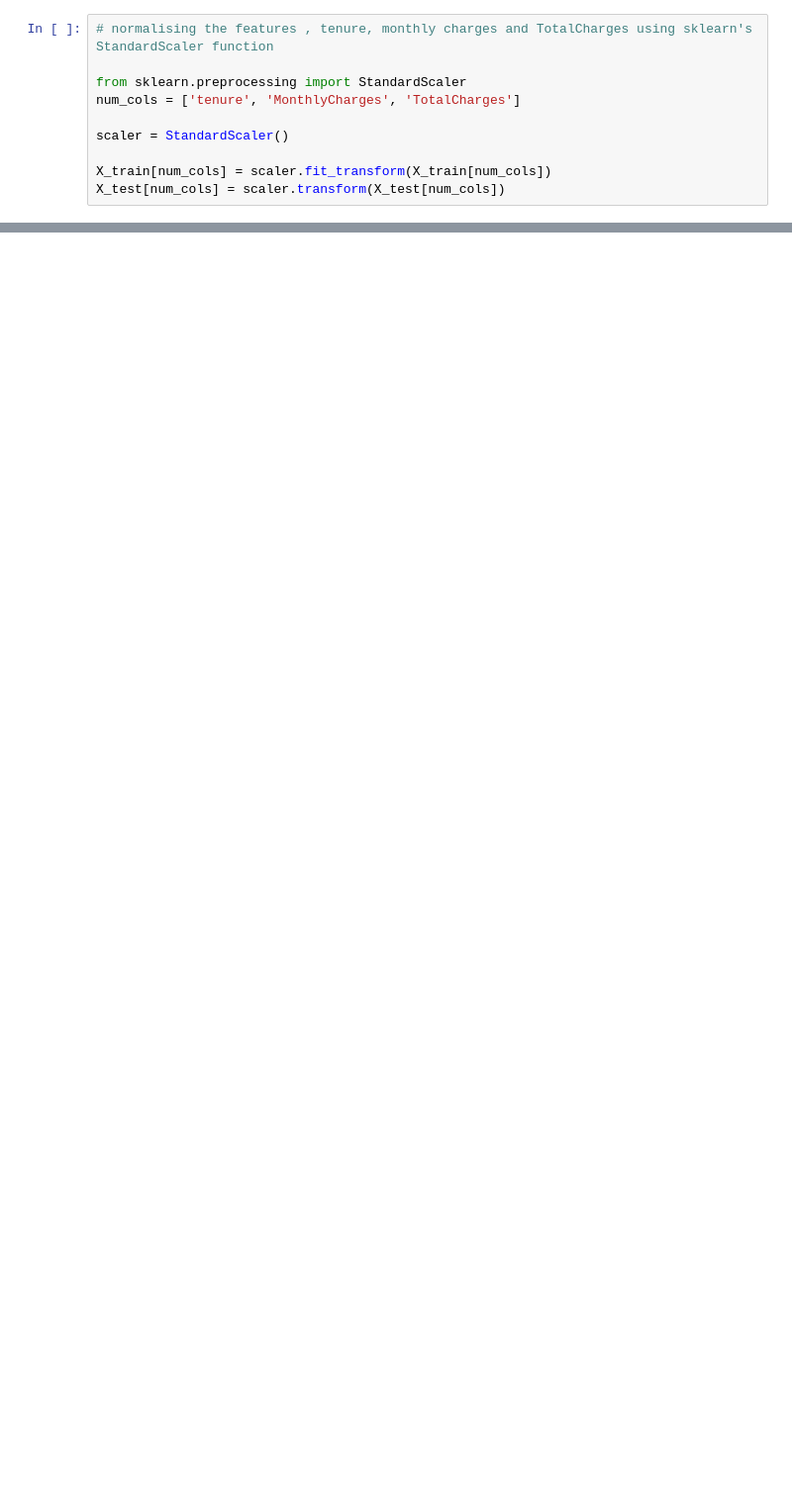
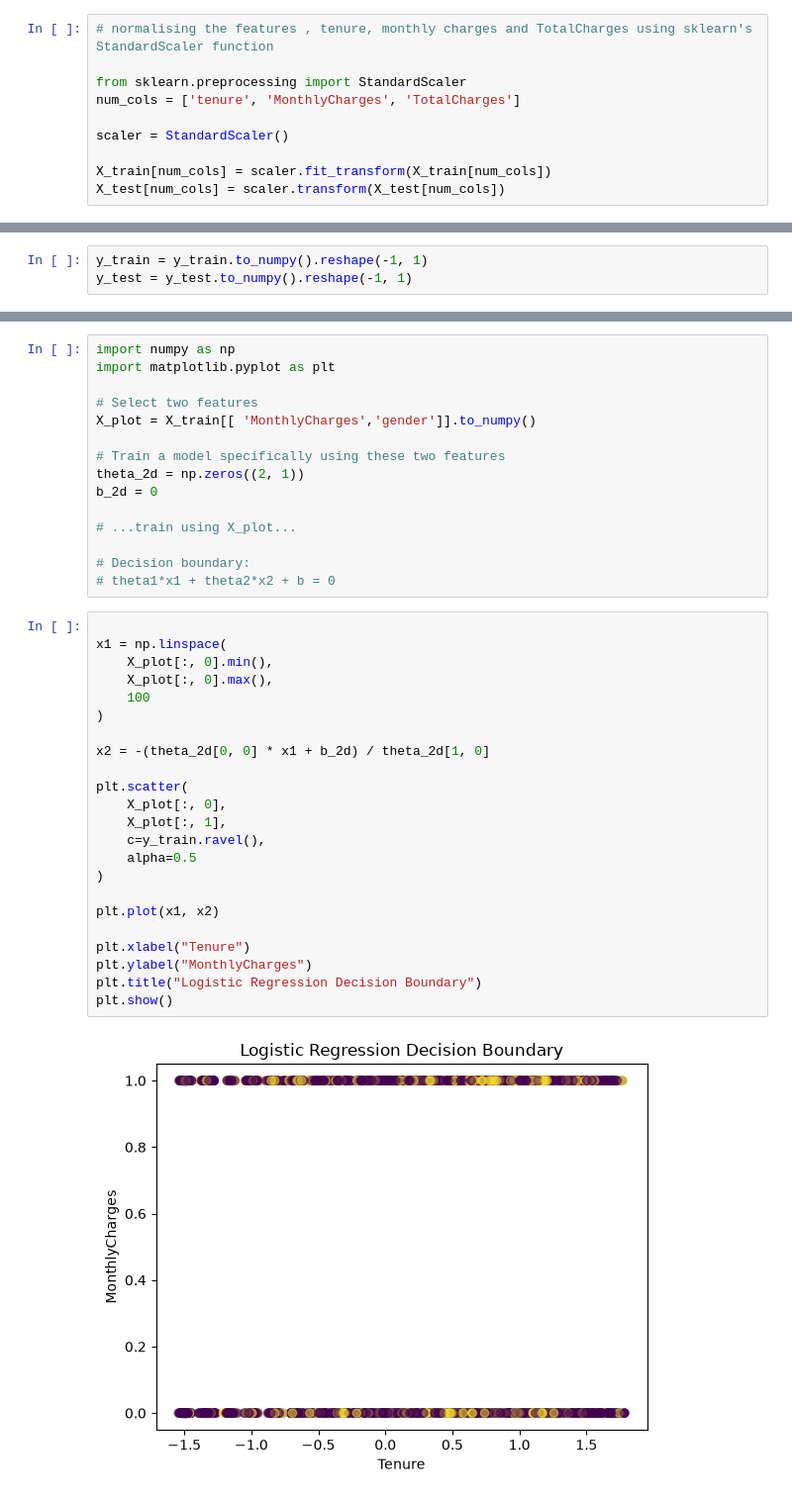
Before and after one commit to abhiramthota2210/2.Customer_churn_prediction, a Jupyter notebook: notebooks/logistic_regression.ipynb, the cells around one changed output, grey strips where cells are left out. Shown at 99% size. Saved outputs shown, nothing was run; the diff lists cells and outputs as text; blank space fills up the shorter version.

```diff
--- a/notebooks/logistic_regression.ipynb
+++ b/notebooks/logistic_regression.ipynb
@@ -573,0 +279,3 @@ Predict on Test Data
+# %%
+y_train = y_train.to_numpy().reshape(-1, 1)
+y_test = y_test.to_numpy().reshape(-1, 1)
@@ -573,0 +497,40 @@ Predict on Test Data
+# %%
+import numpy as np
+import matplotlib.pyplot as plt
+
+# Select two features
+X_plot = X_train[[ 'MonthlyCharges','gender']].to_numpy()
+
+# Train a model specifically using these two features
+theta_2d = np.zeros((2, 1))
+b_2d = 0
+
+# ...train using X_plot...
+
+# Decision boundary:
+# theta1*x1 + theta2*x2 + b = 0
+# %%
+
+x1 = np.linspace(
+    X_plot[:, 0].min(),
+    X_plot[:, 0].max(),
+    100
+)
+
+x2 = -(theta_2d[0, 0] * x1 + b_2d) / theta_2d[1, 0]
+
+plt.scatter(
+    X_plot[:, 0],
+    X_plot[:, 1],
+    c=y_train.ravel(),
+    alpha=0.5
+)
+
+plt.plot(x1, x2)
+
+plt.xlabel("Tenure")
+plt.ylabel("MonthlyCharges")
+plt.title("Logistic Regression Decision Boundary")
+plt.show()
+# %% [output]
+[figure, added]
```
Also changed, not shown: parts of 25 cells of this notebook, 1 other file.
